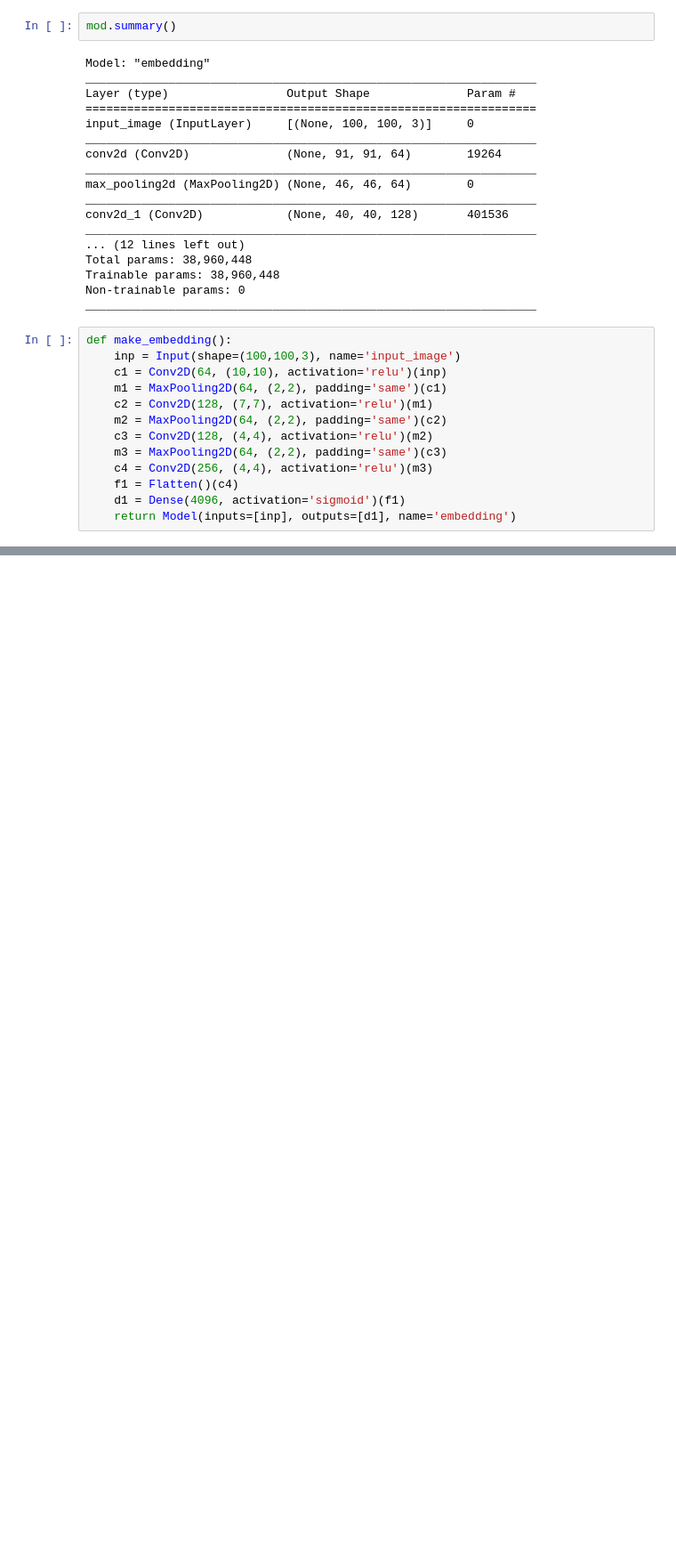
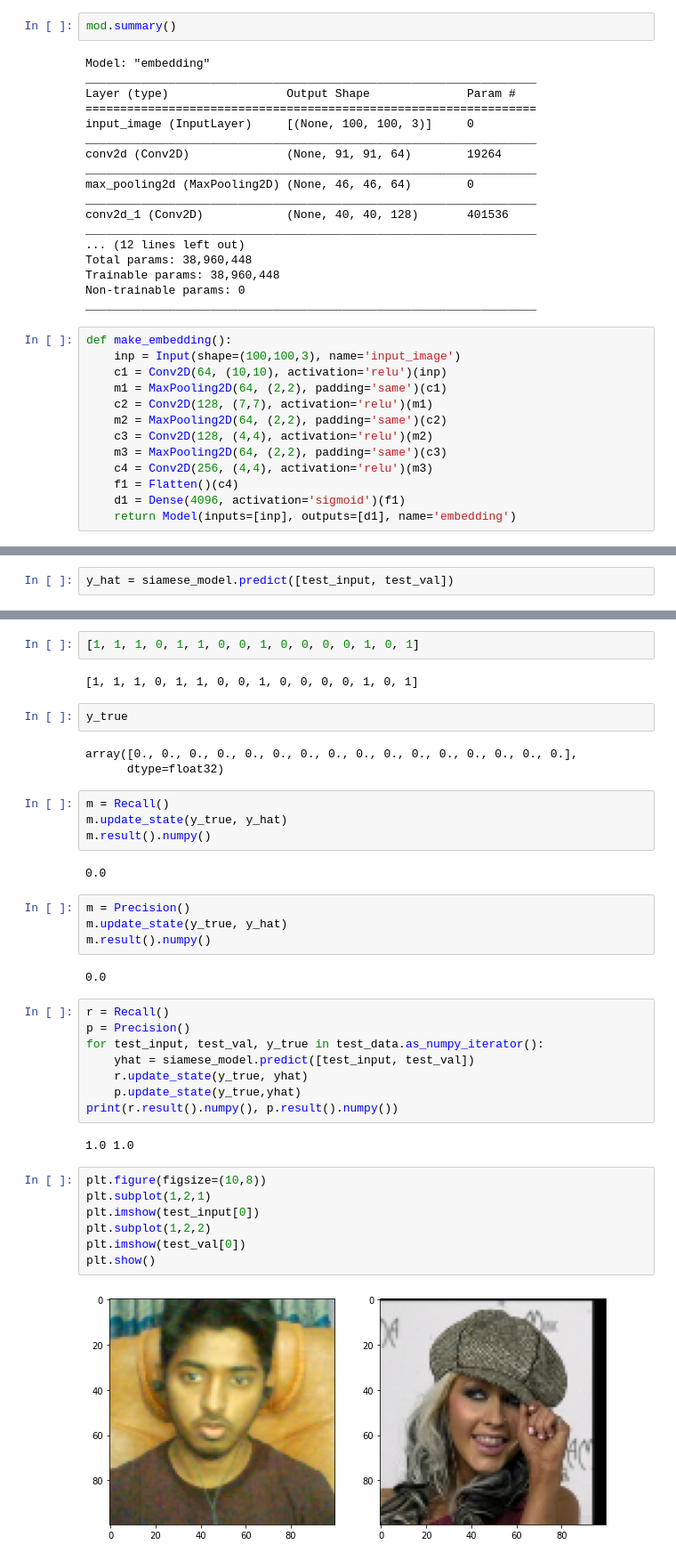
Before and after one commit to radwanromy/Face-Recognition-using-One-Shot-learning-technique-and-Siamese-Network, a Jupyter notebook: Face Recognition using One-Shot learning technique and Siamese Network.ipynb, the cells around one changed output, grey strips where cells are left out. Shown at 89% size. Cells and saved outputs as stored; diff of their text form; blank space fills up the shorter version.

```diff
--- a/Face Recognition using One-Shot learning technique and Siamese Network.ipynb
+++ b/Face Recognition using One-Shot learning technique and Siamese Network.ipynb
@@ -349,0 +452,2 @@ siamese_model = make_siamese_model()
+# %%
+y_hat = siamese_model.predict([test_input, test_val])
@@ -349,0 +458,40 @@ siamese_model = make_siamese_model()
+# %%
+[1, 1, 1, 0, 1, 1, 0, 0, 1, 0, 0, 0, 0, 1, 0, 1]
+# %% [output]
+[1, 1, 1, 0, 1, 1, 0, 0, 1, 0, 0, 0, 0, 1, 0, 1]
+# %%
+y_true
+# %% [output]
+array([0., 0., 0., 0., 0., 0., 0., 0., 0., 0., 0., 0., 0., 0., 0., 0.],
+      dtype=float32)
+# %%
+m = Recall()
+m.update_state(y_true, y_hat)
+m.result().numpy()
+# %% [output]
+0.0
+# %%
+m = Precision()
+m.update_state(y_true, y_hat)
+m.result().numpy()
+# %% [output]
+0.0
+# %%
+r = Recall()
+p = Precision()
+for test_input, test_val, y_true in test_data.as_numpy_iterator():
+    yhat = siamese_model.predict([test_input, test_val])
+    r.update_state(y_true, yhat)
+    p.update_state(y_true,yhat)
+print(r.result().numpy(), p.result().numpy())
+# %% [output]
+1.0 1.0
+# %%
+plt.figure(figsize=(10,8))
+plt.subplot(1,2,1)
+plt.imshow(test_input[0])
+plt.subplot(1,2,2)
+plt.imshow(test_val[0])
+plt.show()
+# %% [output]
+[figure, added]
```
Also changed, not shown: parts of 52 cells of this notebook.
